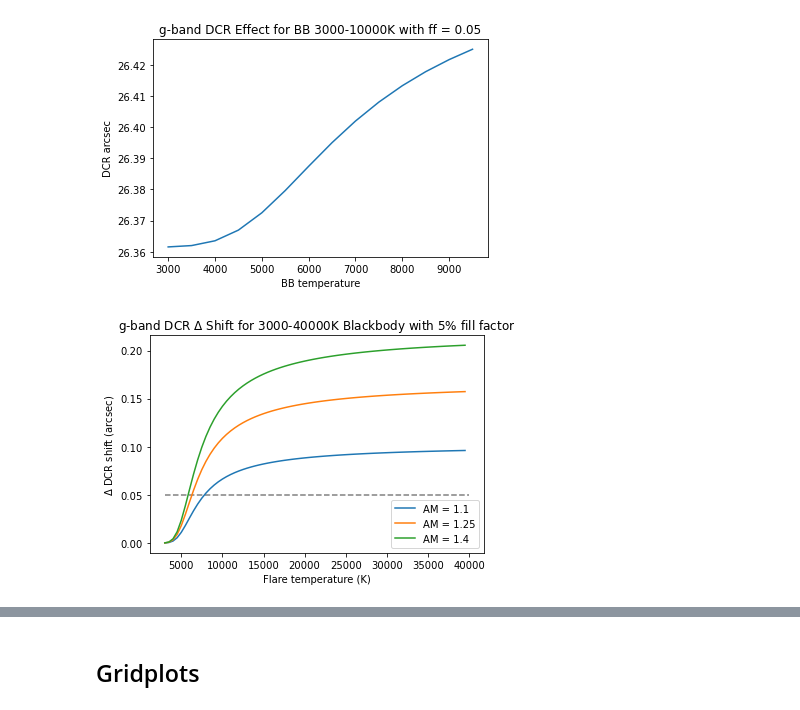
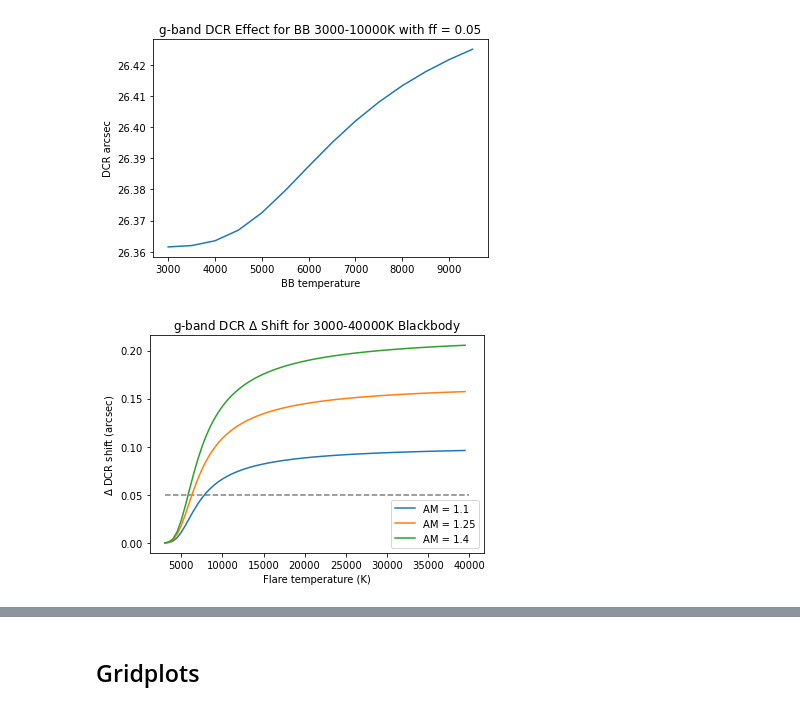
Before and after one commit to RileyWClarke/RAFTS, a Jupyter notebook: FLARUBINmodel.ipynb, the cells around one changed output, grey strips where cells are left out. Cells and saved outputs as stored; diff of their text form; code cells hidden in the pictures.

```diff
--- a/FLARUBINmodel.ipynb
+++ b/FLARUBINmodel.ipynb
@@ -167,14 +169,14 @@ plt.title("g-band DCR Effect for BB 3000-10000K with ff = 0.05");
 # %%
 w_eff1 = np.array([lamb_eff_md(band='g', temp=t, ff=globals.FF, mdonly=True) for t in range(3000,40000,500)])
 w_eff2 = np.array([lamb_eff_md(band='g', temp=t, ff=globals.FF) for t in range(3000,40000,500)])
 plt.plot(range(3000,40000,500), dcr_offset(w_eff2, airmass = 1.1)-dcr_offset(w_eff1, airmass = 1.1), label="AM = 1.1")
 plt.plot(range(3000,40000,500), dcr_offset(w_eff2, airmass = 1.25)-dcr_offset(w_eff1, airmass = 1.25), label="AM = 1.25")
 plt.plot(range(3000,40000,500), dcr_offset(w_eff2, airmass = 1.4)-dcr_offset(w_eff1, airmass = 1.4), label="AM = 1.4")
 plt.hlines(0.05,3000,40000, color='grey', ls='--')
 plt.ylabel(r"$\Delta$ DCR shift (arcsec)")
 plt.xlabel("Flare temperature (K)")
-plt.title(r"g-band DCR $\Delta$ Shift for 3000-40000K Blackbody with 5% fill factor")
+plt.title(r"g-band DCR $\Delta$ Shift for 3000-40000K Blackbody")
 plt.legend()
 plt.savefig('Figures/deltashifttemp_g.png', dpi=300, bbox_inches='tight')
 # %% [output]
-[figure, old version]
+[figure, new version]
```
Also changed, not shown: parts of 6 cells of this notebook, 26 other files.
